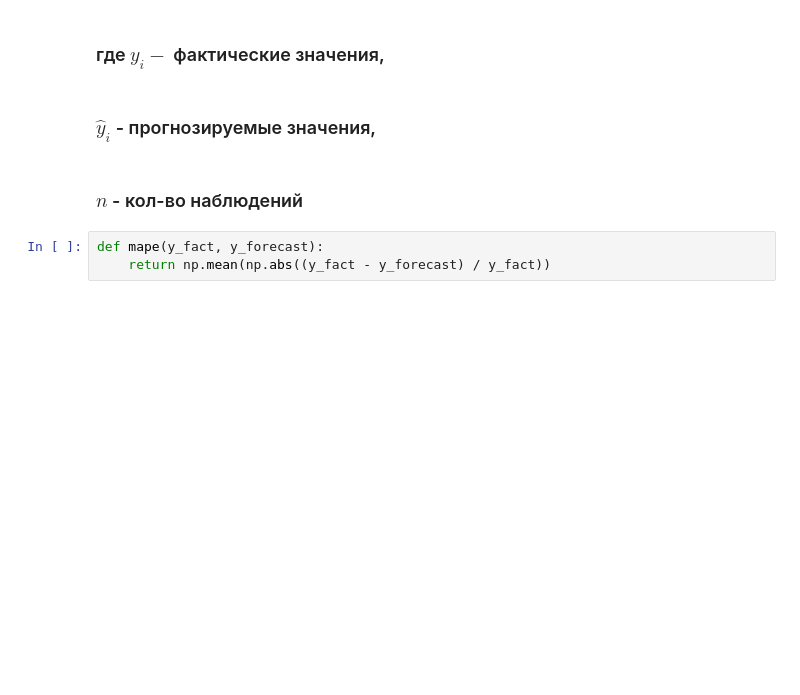
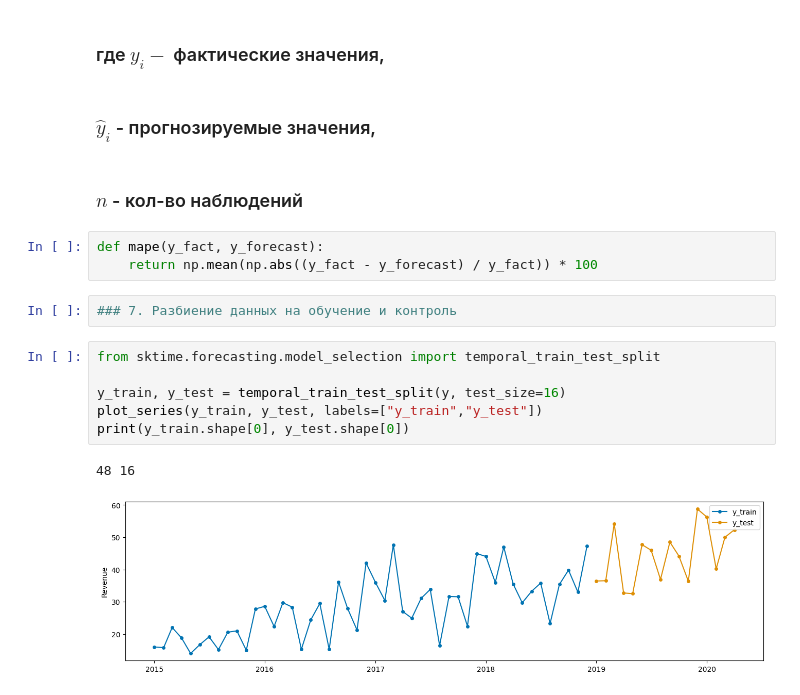
Before and after one commit to GoGoMosh/7.Data_forecasting, a Jupyter notebook: Forecast.ipynb, the cells around one changed output. Saved outputs shown, nothing was run; the diff lists cells and outputs as text; blank space fills up the shorter version.

```diff
--- a/Forecast.ipynb
+++ b/Forecast.ipynb
@@ -142,4 +142,15 @@ plt.show()
 ### $n$ - кол-во наблюдений
 # %%
 def mape(y_fact, y_forecast):
-    return np.mean(np.abs((y_fact - y_forecast) / y_fact))
+    return np.mean(np.abs((y_fact - y_forecast) / y_fact)) * 100
+# %%
+### 7. Разбиение данных на обучение и контроль
+# %%
+from sktime.forecasting.model_selection import temporal_train_test_split
+
+y_train, y_test = temporal_train_test_split(y, test_size=16)
+plot_series(y_train, y_test, labels=["y_train","y_test"])
+print(y_train.shape[0], y_test.shape[0])
+# %% [output]
+48 16
+[figure, added]
```
